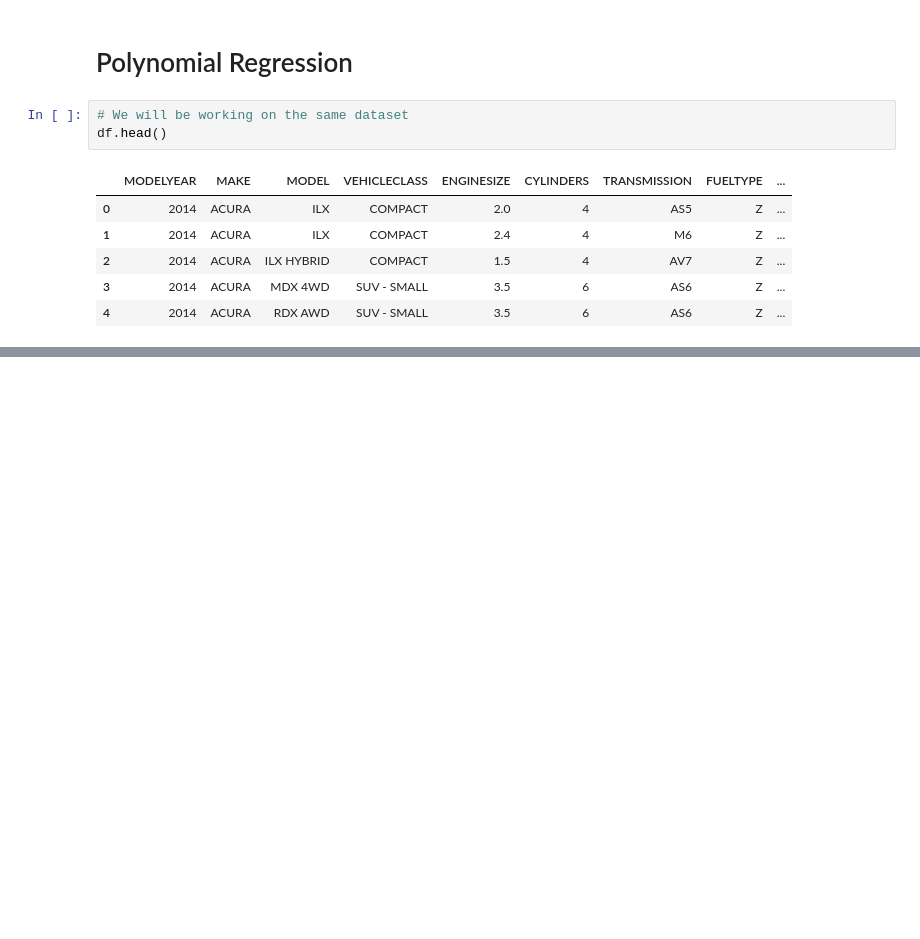
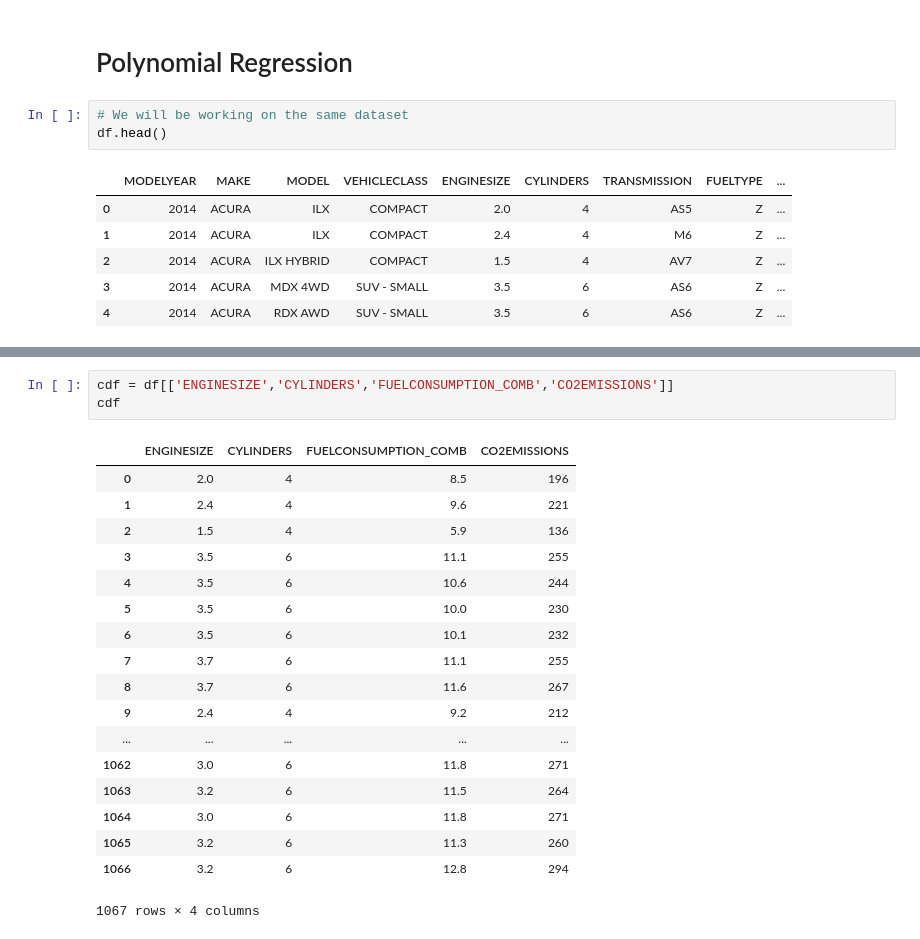
Before and after one commit to infiniteoverflow/Regressions, a Jupyter notebook: Regressions.ipynb, the cells around one changed output, grey strips where cells are left out. Cells and saved outputs as stored; diff of their text form; blank space fills up the shorter version.

```diff
--- a/Regressions.ipynb
+++ b/Regressions.ipynb
@@ -291,3 +291,25 @@ df.describe()
 | 50% | 2014.0 | 3.400000 | 6.000000 | 12.600000 | 8.800000 | 10.900000 | ... |
 | 75% | 2014.0 | 4.300000 | 8.000000 | 15.550000 | 10.850000 | 13.350000 | ... |
 | max | 2014.0 | 8.400000 | 12.000000 | 30.200000 | 20.500000 | 25.800000 | ... |
+# %%
+cdf = df[['ENGINESIZE','CYLINDERS','FUELCONSUMPTION_COMB','CO2EMISSIONS']]
+cdf
+# %% [output]
+|  | ENGINESIZE | CYLINDERS | FUELCONSUMPTION_COMB | CO2EMISSIONS |
+| 0 | 2.0 | 4 | 8.5 | 196 |
+| 1 | 2.4 | 4 | 9.6 | 221 |
+| 2 | 1.5 | 4 | 5.9 | 136 |
+| 3 | 3.5 | 6 | 11.1 | 255 |
+| 4 | 3.5 | 6 | 10.6 | 244 |
+| 5 | 3.5 | 6 | 10.0 | 230 |
+| 6 | 3.5 | 6 | 10.1 | 232 |
+| 7 | 3.7 | 6 | 11.1 | 255 |
+| 8 | 3.7 | 6 | 11.6 | 267 |
+| 9 | 2.4 | 4 | 9.2 | 212 |
+| ... | ... | ... | ... | ... |
+| 1062 | 3.0 | 6 | 11.8 | 271 |
+| 1063 | 3.2 | 6 | 11.5 | 264 |
+| 1064 | 3.0 | 6 | 11.8 | 271 |
+| 1065 | 3.2 | 6 | 11.3 | 260 |
+| 1066 | 3.2 | 6 | 12.8 | 294 |
+1067 rows × 4 columns
```
